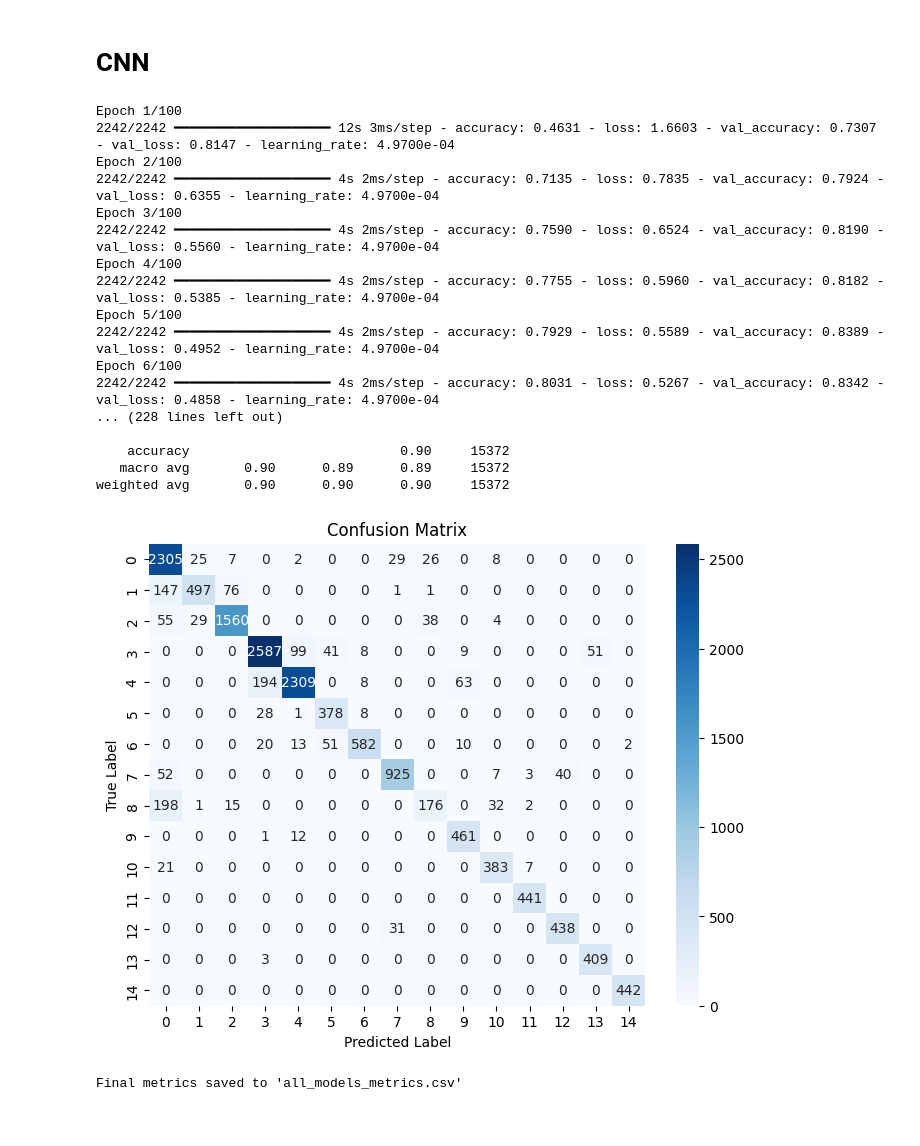
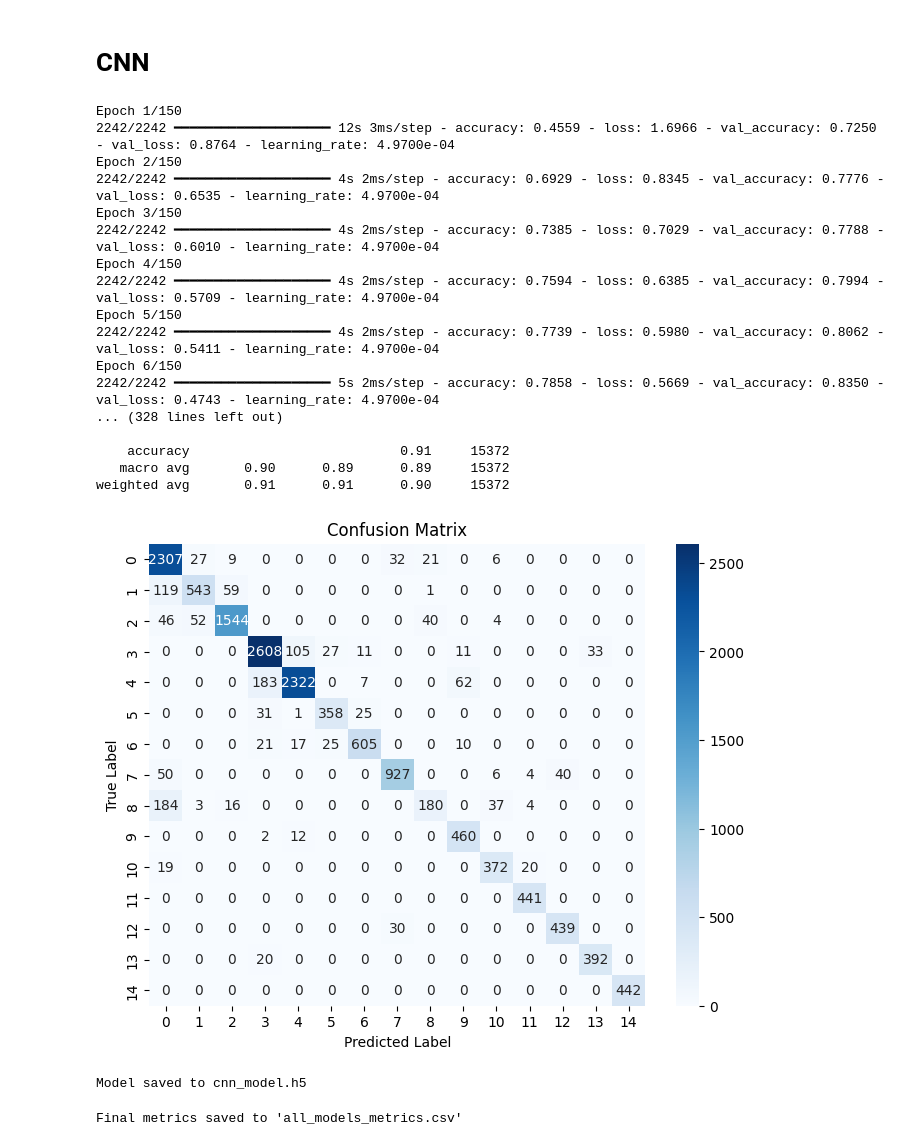
Before and after one commit to kaushikar11/RAI-HER, a Jupyter notebook: MODELS-EVALUATION.ipynb, the cells around one changed output. Saved outputs shown, nothing was run; the diff lists cells and outputs as text; code cells hidden in the pictures.

```diff
--- a/MODELS-EVALUATION.ipynb
+++ b/MODELS-EVALUATION.ipynb
@@ -989,7 +1025,7 @@ num_classes = len(np.unique(y))
 cnn_model = build_cnn_model(input_shape, num_classes)
 history = cnn_model.fit(
     X_train_cnn, y_train,
-    epochs=100, batch_size=32,
+    epochs=150, batch_size=32,
     validation_data=(X_val_cnn, y_val),
     callbacks=[
         reduce_lr
@@ -1009,49 +1045,49 @@ pred_df.drop(columns=['Emotion'], inplace=True)
 
 test_df = X_test.copy()
 test_df['Emotion_Type'] = (test_df['Emotion_Type'] == 1).astype(float)
 
 # Compute evaluation metrics
 accuracy = accuracy_score(y_test, predicted_labels)
 precision = precision_score(y_test, predicted_labels, average='weighted')
 recall = recall_score(y_test, predicted_labels, average='weighted')
 
 # Print evaluation metrics
 print(f"Accuracy: {accuracy:.4f}")
 print(f"Precision: {precision:.4f}")
 print(f"Recall: {recall:.4f}")
 
 # Classification Report
 class_report = classification_report(y_test, predicted_labels)
 print("Classification Report:")
 print(class_report)
 
 # Plot Confusion Matrix
 plt.figure(figsize=(8, 6))
 conf_matrix = tf.math.confusion_matrix(y_test, predicted_labels).numpy()
 sns.heatmap(conf_matrix, annot=True, fmt='d', cmap='Blues', xticklabels=np.unique(y_test), yticklabels=np.unique(y_test))
 plt.xlabel('Predicted Label')
 plt.ylabel('True Label')
 plt.title('Confusion Matrix')
 plt.show()
 # %% [output]
-Epoch 1/100
-2242/2242 ━━━━━━━━━━━━━━━━━━━━ 12s 3ms/step - accuracy: 0.4631 - loss: 1.6603 - val_accuracy: 0.7307 - val_loss: 0.8147 - learning_rate: 4.9700e-04
-Epoch 2/100
-2242/2242 ━━━━━━━━━━━━━━━━━━━━ 4s 2ms/step - accuracy: 0.7135 - loss: 0.7835 - val_accuracy: 0.7924 - val_loss: 0.6355 - learning_rate: 4.9700e-04
-Epoch 3/100
-2242/2242 ━━━━━━━━━━━━━━━━━━━━ 4s 2ms/step - accuracy: 0.7590 - loss: 0.6524 - val_accuracy: 0.8190 - val_loss: 0.5560 - learning_rate: 4.9700e-04
-Epoch 4/100
-2242/2242 ━━━━━━━━━━━━━━━━━━━━ 4s 2ms/step - accuracy: 0.7755 - loss: 0.5960 - val_accuracy: 0.8182 - val_loss: 0.5385 - learning_rate: 4.9700e-04
-Epoch 5/100
-2242/2242 ━━━━━━━━━━━━━━━━━━━━ 4s 2ms/step - accuracy: 0.7929 - loss: 0.5589 - val_accuracy: 0.8389 - val_loss: 0.4952 - learning_rate: 4.9700e-04
-Epoch 6/100
-2242/2242 ━━━━━━━━━━━━━━━━━━━━ 4s 2ms/step - accuracy: 0.8031 - loss: 0.5267 - val_accuracy: 0.8342 - val_loss: 0.4858 - learning_rate: 4.9700e-04
-... (228 lines left out)
+Epoch 1/150
+2242/2242 ━━━━━━━━━━━━━━━━━━━━ 12s 3ms/step - accuracy: 0.4559 - loss: 1.6966 - val_accuracy: 0.7250 - val_loss: 0.8764 - learning_rate: 4.9700e-04
+Epoch 2/150
+2242/2242 ━━━━━━━━━━━━━━━━━━━━ 4s 2ms/step - accuracy: 0.6929 - loss: 0.8345 - val_accuracy: 0.7776 - val_loss: 0.6535 - learning_rate: 4.9700e-04
+Epoch 3/150
+2242/2242 ━━━━━━━━━━━━━━━━━━━━ 4s 2ms/step - accuracy: 0.7385 - loss: 0.7029 - val_accuracy: 0.7788 - val_loss: 0.6010 - learning_rate: 4.9700e-04
+Epoch 4/150
+2242/2242 ━━━━━━━━━━━━━━━━━━━━ 4s 2ms/step - accuracy: 0.7594 - loss: 0.6385 - val_accuracy: 0.7994 - val_loss: 0.5709 - learning_rate: 4.9700e-04
+Epoch 5/150
+2242/2242 ━━━━━━━━━━━━━━━━━━━━ 4s 2ms/step - accuracy: 0.7739 - loss: 0.5980 - val_accuracy: 0.8062 - val_loss: 0.5411 - learning_rate: 4.9700e-04
+Epoch 6/150
+2242/2242 ━━━━━━━━━━━━━━━━━━━━ 5s 2ms/step - accuracy: 0.7858 - loss: 0.5669 - val_accuracy: 0.8350 - val_loss: 0.4743 - learning_rate: 4.9700e-04
+... (328 lines left out)
 
-    accuracy                           0.90     15372
+    accuracy                           0.91     15372
    macro avg       0.90      0.89      0.89     15372
-weighted avg       0.90      0.90      0.90     15372
+weighted avg       0.91      0.91      0.90     15372
-[figure, old version]
+[figure, new version]
 # %%
 model_name = "CNN_Model"
 new_row = pd.DataFrame([{
@@ -1062,6 +1098,11 @@ new_row = pd.DataFrame([{
 }])
 
 final_metrics_df = pd.concat([final_metrics_df, new_row], ignore_index=True)
+model_filename = 'cnn_model.h5'
+cnn_model.save(model_filename)
+print(f"Model saved to {model_filename}")
+# %% [output]
+Model saved to cnn_model.h5
 # %%
 final_metrics_df.to_csv("all_models_metrics.csv", index=False)
 print("Final metrics saved to 'all_models_metrics.csv'")
```
Also changed, not shown: parts of 8 cells of this notebook.
